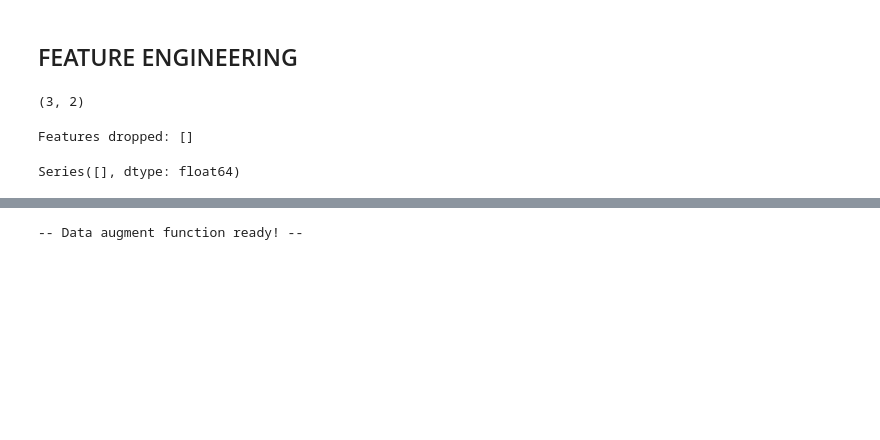
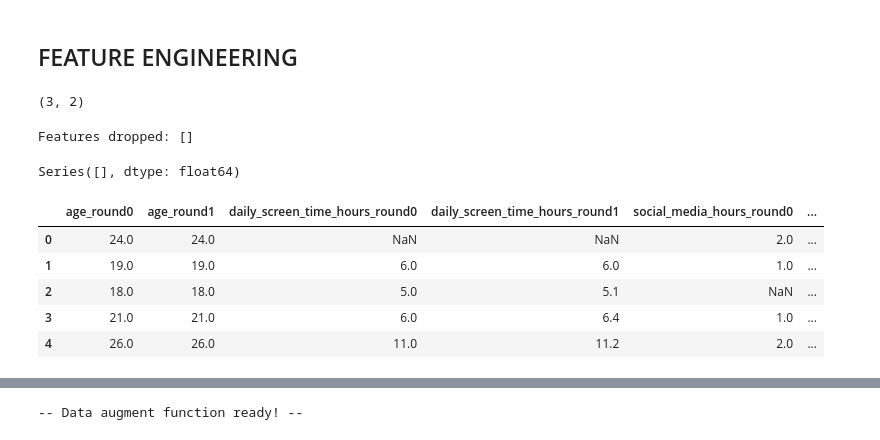
Before and after one commit to coded-sly/ps6e8-Phone-Addiction, a Jupyter notebook: ps6e8-kerasfs-phone-addict.ipynb, the cells around one changed output, grey strips where cells are left out. Drawn from its saved outputs; the diff is of its cells as text; code cells hidden in the pictures; blank space fills up the shorter version.

```diff
--- a/ps6e8-kerasfs-phone-addict.ipynb
+++ b/ps6e8-kerasfs-phone-addict.ipynb
@@ -365,3 +365,97 @@ Features dropped: []
 train[ROUNDS+DIGITS+E_BINS+Q_BINS].nunique()
 # %% [output]
 Series([], dtype: float64)
+# %%
+def apply_feature_engineering(df_, num_features_, cat_features_):
+    df = df_.copy()
+
+    # num_to_cat = []
+    # for col in num_features_:
+    #     cat_name = f"{col}_cat"
+    #     df[cat_name] = df[col].fillna('NaN').astype(str)
+    #     num_to_cat.append(cat_name)
+
+    for c in num_features_:
+        for i in [0, 1]:
+            df[f"{c}_round{i}"] = df[c].round(i)
+
+    social = df['social_media_hours']
+    gaming = df['gaming_hours']
+    work = df['work_study_hours']
+    daily = df['daily_screen_time_hours']
+    sleep = df['sleep_hours']
+    weekend = df['weekend_screen_time']
+    opens = df['app_opens_per_day']
+    notifications = df['notifications_per_day']
+
+    df['total_breakdown_hours'] = social.fillna(0) + gaming.fillna(0) + work.fillna(0)
+    df['social_ratio'] = social / (daily + 1e-5)
+    df['gaming_ratio'] = gaming / (daily + 1e-5)
+    df['work_ratio'] = work / (daily + 1e-5)
+    df['unaccounted_screen_time'] = daily - df['total_breakdown_hours']
+    df['screen_to_sleep_ratio'] = daily / (sleep + 1e-5)
+    df['weekend_vs_daily_ratio'] = weekend / (daily + 1e-5)
+    df['app_opens_per_hour'] = opens / (daily + 1e-5)
+    df['notifications_per_hour'] = notifications / (daily + 1e-5)
+
+    COMP = ['social_media_hours', 'gaming_hours', 'work_study_hours']
+    n_missing_components = df[COMP].isna().sum(axis=1)
+    missing_daily = daily.isna()
+    known_component_sum = df[COMP].sum(axis=1, min_count=1)
+    slack = daily - known_component_sum
+    daily_missing_with_components = missing_daily & (n_missing_components == 0)
+    one_component_missing = (~missing_daily) & (n_missing_components == 1)
+    all_screen_known = (~missing_daily) & (n_missing_components == 0)
+
+    df['ci_daily_lb'] = np.where(daily_missing_with_components, known_component_sum, np.nan)
+    df['ci_missing_comp_ub'] = np.where(one_component_missing, slack, np.nan)
+    df['ci_missing_comp_mid'] = np.where(one_component_missing, np.clip(slack / 2, 0, None), np.nan)
+    df['ci_interval_width'] = np.where(one_component_missing, slack, np.nan)
+    df['ci_slack_exact'] = np.where(all_screen_known, slack, np.nan)
+    df['ci_case'] = np.select([daily_missing_with_components, one_component_missing], [1.0, 2.0], default=0.0).astype('float32')
+    df['ci_n_missing'] = (missing_daily.astype('int8') + n_missing_components).astype('float32')
+
+    df['missing_count'] = df[num_features_+cat_features_].isna().sum(axis=1).astype('float32')
+
+    drop = [c for c in df.columns if df[c].nunique(dropna=False) == 1]
+    if drop:
+        df.drop(drop, axis=1, inplace=True)
+
+    fe_cols = [c for c in df.columns if c not in BASE]
+
+    if ID in fe_cols:
+        fe_cols.remove(ID)
+    if TARGET in fe_cols:
+        fe_cols.remove(TARGET)
+
+    return df, fe_cols
+
+train, FE_COLS  = apply_feature_engineering(train, NUMS, CATS)
+test, _ = apply_feature_engineering(test, NUMS, CATS)
+orig, _ = apply_feature_engineering(orig, NUMS, CATS)
+
+new_cats = [c for c in FE_COLS if c.endswith("_cat")]
+
+# new_cats = ["missing_count", "ci_case", "ci_n_missing"]
+# new_cats.extend([
+#     c for c in FE_COLS
+#     if "_round" in c
+#     or c.endswith("_cat")
+#     or c.startswith("ci_")
+# ])
+
+new_nums = [c for c in FE_COLS if c not in new_cats]
+
+# CATS.extend(new_cats)
+# NUMS.extend(new_nums)
+
+display(train[new_cats+new_nums].head())
+
+# train[FE_COLS].nunique().sort_values()
+# %% [output]
+|  | age_round0 | age_round1 | daily_screen_time_hours_round0 | daily_screen_time_hours_round1 | social_media_hours_round0 | ... |
+| 0 | 24.0 | 24.0 | NaN | NaN | 2.0 | ... |
+| 1 | 19.0 | 19.0 | 6.0 | 6.0 | 1.0 | ... |
+| 2 | 18.0 | 18.0 | 5.0 | 5.1 | NaN | ... |
+| 3 | 21.0 | 21.0 | 6.0 | 6.4 | 1.0 | ... |
+| 4 | 26.0 | 26.0 | 11.0 | 11.2 | 2.0 | ... |
```
Also changed, not shown: parts of 33 cells of this notebook.
